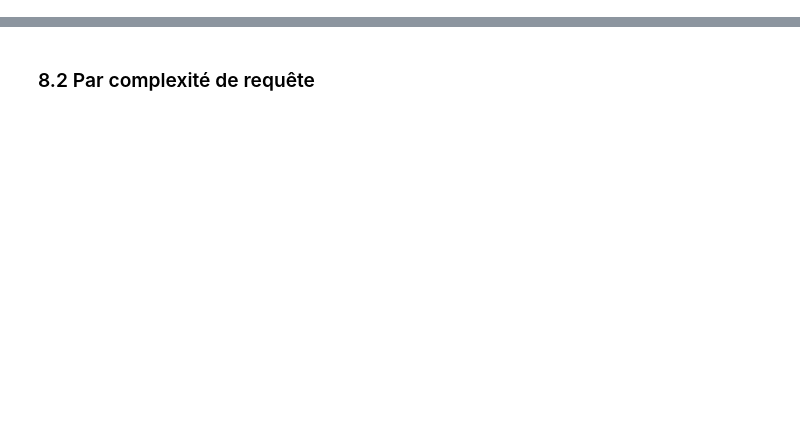
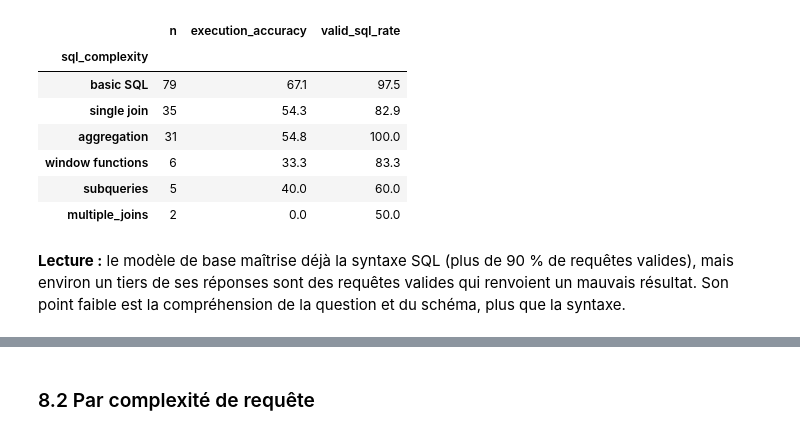
Before and after one commit to eya-bouhmida/finance-text2sql-lora, a Jupyter notebook: projet_final.ipynb, the cells around one changed output, grey strips where cells are left out. Saved outputs shown, nothing was run; the diff lists cells and outputs as text; code cells hidden in the pictures; blank space fills up the shorter version.

```diff
--- a/projet_final.ipynb
+++ b/projet_final.ipynb
@@ -318,0 +226,13 @@ V.styled(transitions, caption=f"Questions corrigées : {c} · cassées : {b} ·
+# %%
+E.summarize_by(base_res, "sql_complexity")
+# %% [output]
+|  | n | execution_accuracy | valid_sql_rate |
+| sql_complexity |  |  |  |
+| basic SQL | 79 | 67.1 | 97.5 |
+| single join | 35 | 54.3 | 82.9 |
+| aggregation | 31 | 54.8 | 100.0 |
+| window functions | 6 | 33.3 | 83.3 |
+| subqueries | 5 | 40.0 | 60.0 |
+| multiple_joins | 2 | 0.0 | 50.0 |
+# %% [markdown]
+**Lecture :** le modèle de base maîtrise déjà la syntaxe SQL (plus de 90 % de requêtes valides), mais environ un tiers de ses réponses sont des requêtes valides qui renvoient un mauvais résultat. Son point faible est la compréhension de la question et du schéma, plus que la syntaxe.
```
Also changed, not shown: parts of 71 cells of this notebook.
